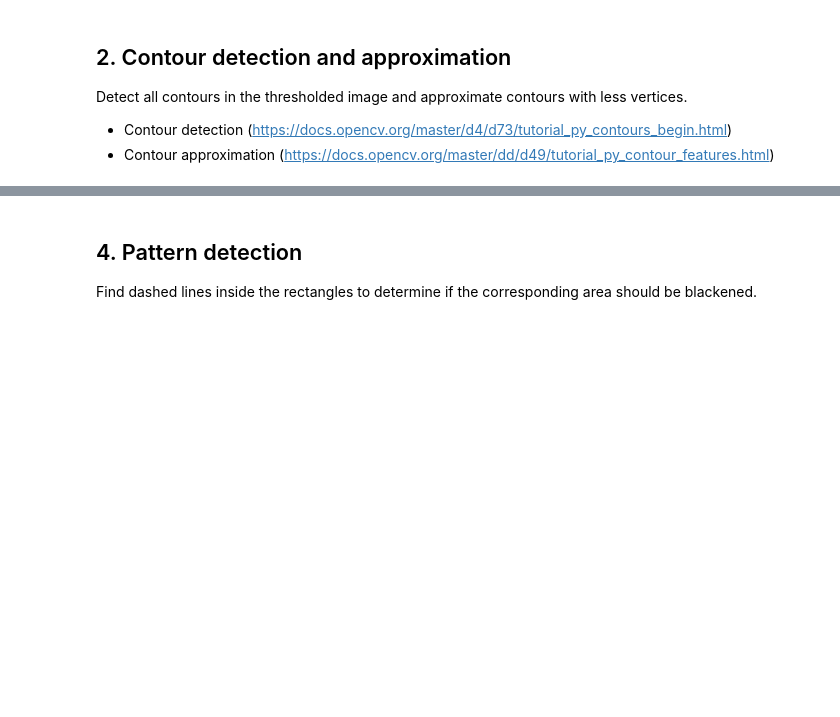
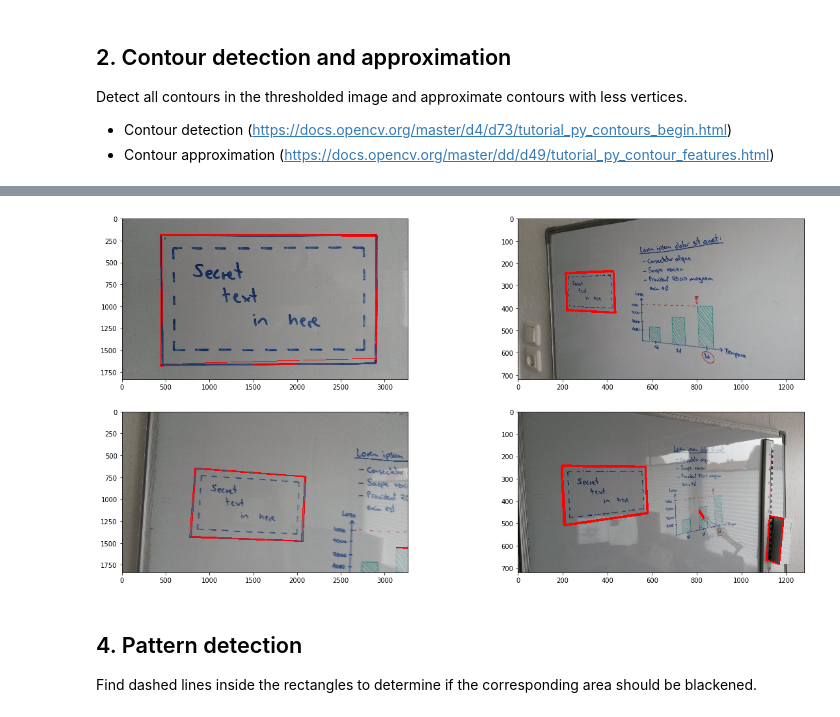
Before and after one commit to uol-mediaprocessing-201920/group-projects-secret-whiteboard, a Jupyter notebook: main_secret_whiteboard.ipynb, the cells around one changed output, grey strips where cells are left out. Saved outputs shown, nothing was run; the diff lists cells and outputs as text; code cells hidden in the pictures; blank space fills up the shorter version.

```diff
--- a/main_secret_whiteboard.ipynb
+++ b/main_secret_whiteboard.ipynb
@@ -87,3 +140,18 @@ Detect rectangles based on the number of boundary points of the approximated con
+# %%
+def detect_rectangles(contours):
+    rectangles = []
+    for contour in contours:
+        approx = cv.approxPolyDP(contour, cv.arcLength(contour, True)*0.02, True)
+        if len(approx) == 4 and cv.isContourConvex(approx):
+            rectangles.append(approx)
+    return rectangles
+
+rectangles_array = [detect_rectangles(filtered_contours) for filtered_contours in filtered_contours_array]
+
+display_rectangles = [cv.drawContours(original_img.copy(), rectangles, -1, (255, 0, 0), 5) for original_img, rectangles in zip(original_imgs, rectangles_array)]
+plot_imgs(display_rectangles)
+# %% [output]
+[figure, added]
 # %% [markdown]
 ## 4. Pattern detection
 Find dashed lines inside the rectangles to determine if the corresponding area should be blackened.
```
Also changed, not shown: parts of 20 cells of this notebook.
